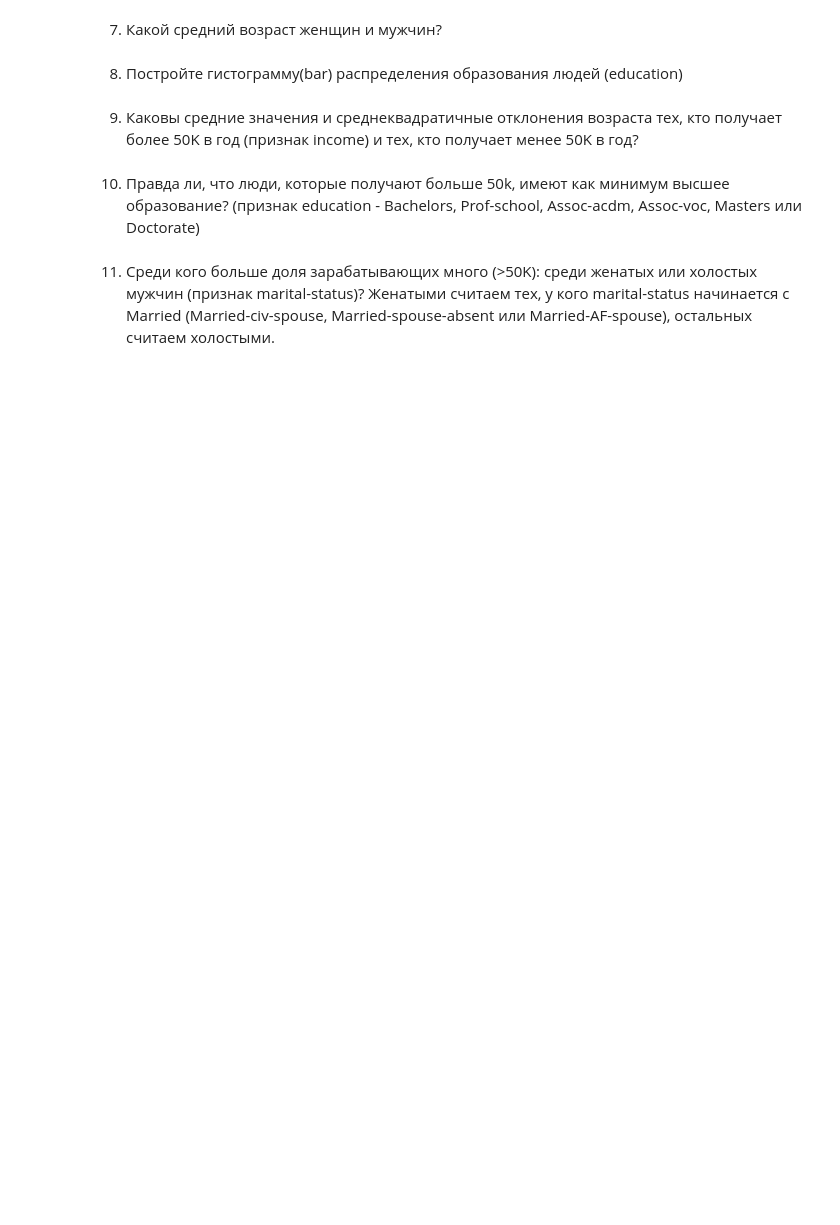
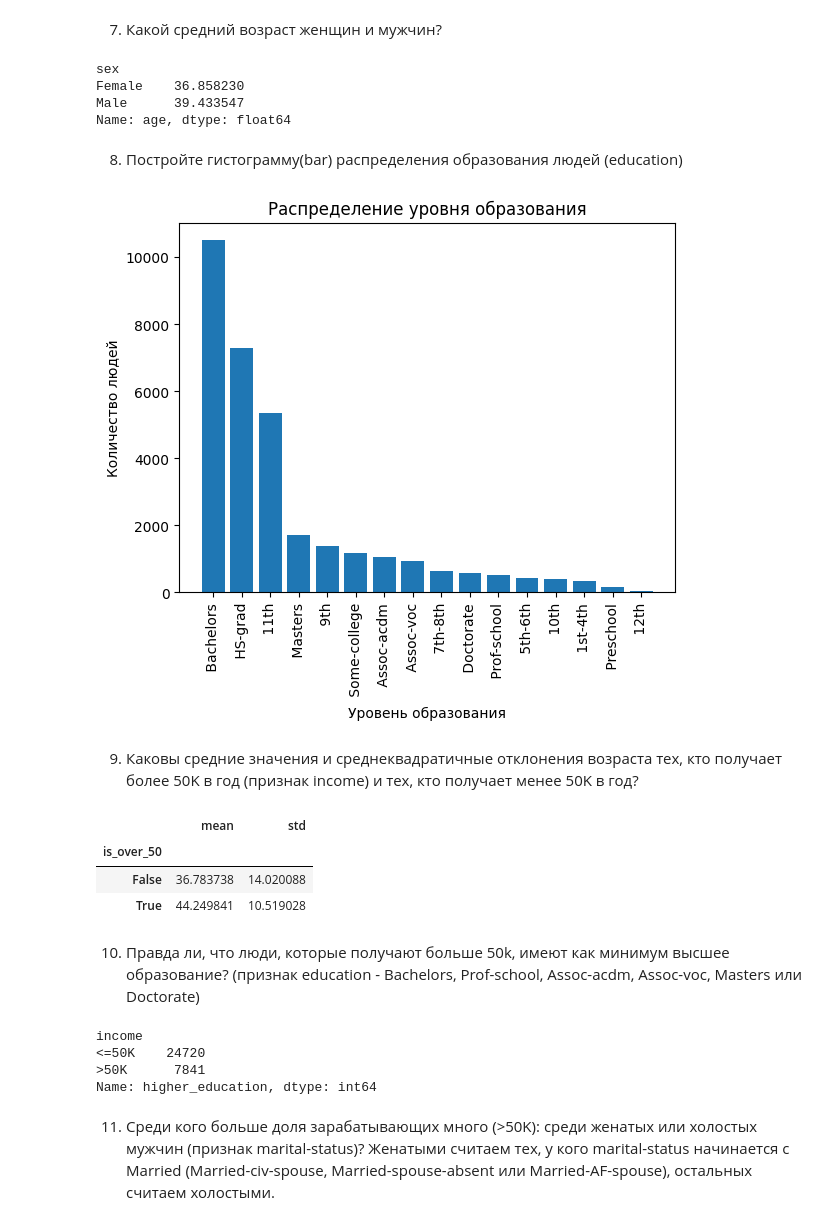
Before and after one commit to Calrission/MIIGAIK-Computer-Math, a Jupyter notebook: 5. Библиотека Pandas. Визуальный анализ данных/Практическая_работа_№5_Библиотека_Pandas.ipynb, the cells around one changed output. Drawn from its saved outputs; the diff is of its cells as text; code cells hidden in the pictures; blank space fills up the shorter version.

```diff
--- a/5. Библиотека Pandas. Визуальный анализ данных/Практическая_работа_№5_Библиотека_Pandas.ipynb
+++ b/5. Библиотека Pandas. Визуальный анализ данных/Практическая_работа_№5_Библиотека_Pandas.ipynb
@@ -73,10 +172,49 @@ df.head()
 # %% [markdown]
 7) Какой средний возраст женщин и мужчин?
+# %%
+df.groupby("sex")["age"].mean()
+# %% [output]
+sex
+Female    36.858230
+Male      39.433547
+Name: age, dtype: float64
 # %% [markdown]
 8) Постройте гистограмму(bar) распределения образования людей (education)
+# %%
+import matplotlib.pyplot as plt
+
+X = df["education"].unique()
+Y = df["education"].value_counts()
+
+plt.bar(X, Y)
+plt.title("Распределение уровня образования")
+plt.xticks(rotation=90)
+plt.xlabel("Уровень образования")
+plt.ylabel("Количество людей")
+plt.show()
+# %% [output]
+[figure, added]
 # %% [markdown]
 9) Каковы средние значения и среднеквадратичные отклонения возраста тех, кто получает более 50K в год (признак income) и тех, кто получает менее 50K в год?
+# %%
+df["is_over_50"] = df["income"] == " >50K"
+
+df.groupby("is_over_50")["age"].agg(["mean", "std"])
+# %% [output]
+|  | mean | std |
+| is_over_50 |  |  |
+| False | 36.783738 | 14.020088 |
+| True | 44.249841 | 10.519028 |
 # %% [markdown]
 10) Правда ли, что люди, которые получают больше 50k, имеют как минимум высшее образование? (признак education - Bachelors, Prof-school, Assoc-acdm, Assoc-voc, Masters или Doctorate)
+# %%
+df["higher_education"] = df["education"].isin([" Bachelors", " Prof-school", " Doctorate", " Assoc-acdm", " Assoc-voc", " Masters"])
+
+df.groupby("income")["higher_education"].count()
+# %% [output]
+income
+<=50K    24720
+>50K      7841
+Name: higher_education, dtype: int64
 # %% [markdown]
 11) Среди кого больше доля зарабатывающих много (>50K): среди женатых или холостых мужчин (признак marital-status)? Женатыми считаем тех, у кого marital-status начинается с Married (Married-civ-spouse, Married-spouse-absent или Married-AF-spouse), остальных считаем холостыми.
```
Also changed, not shown: parts of 22 cells of this notebook, 4 other files.
